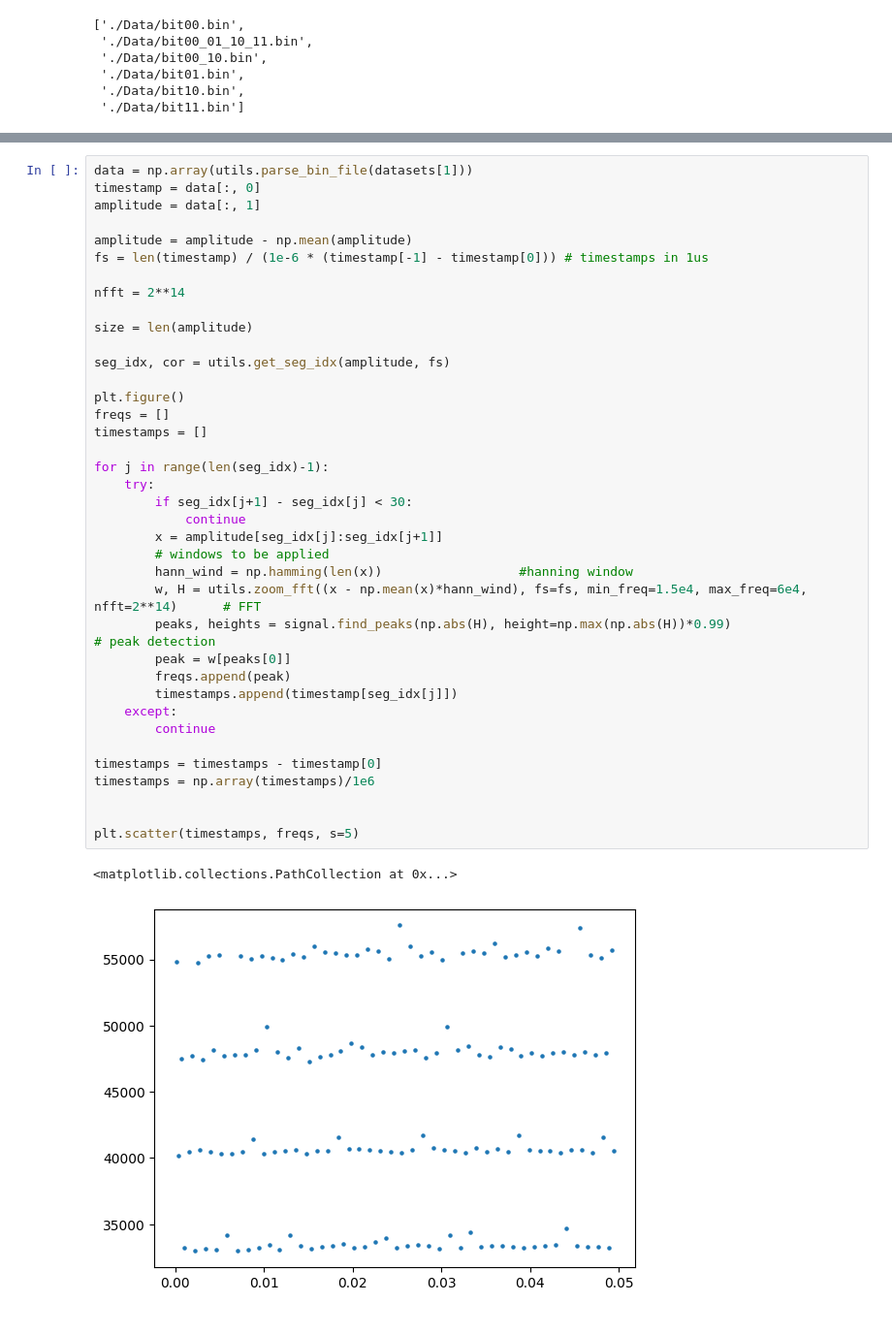
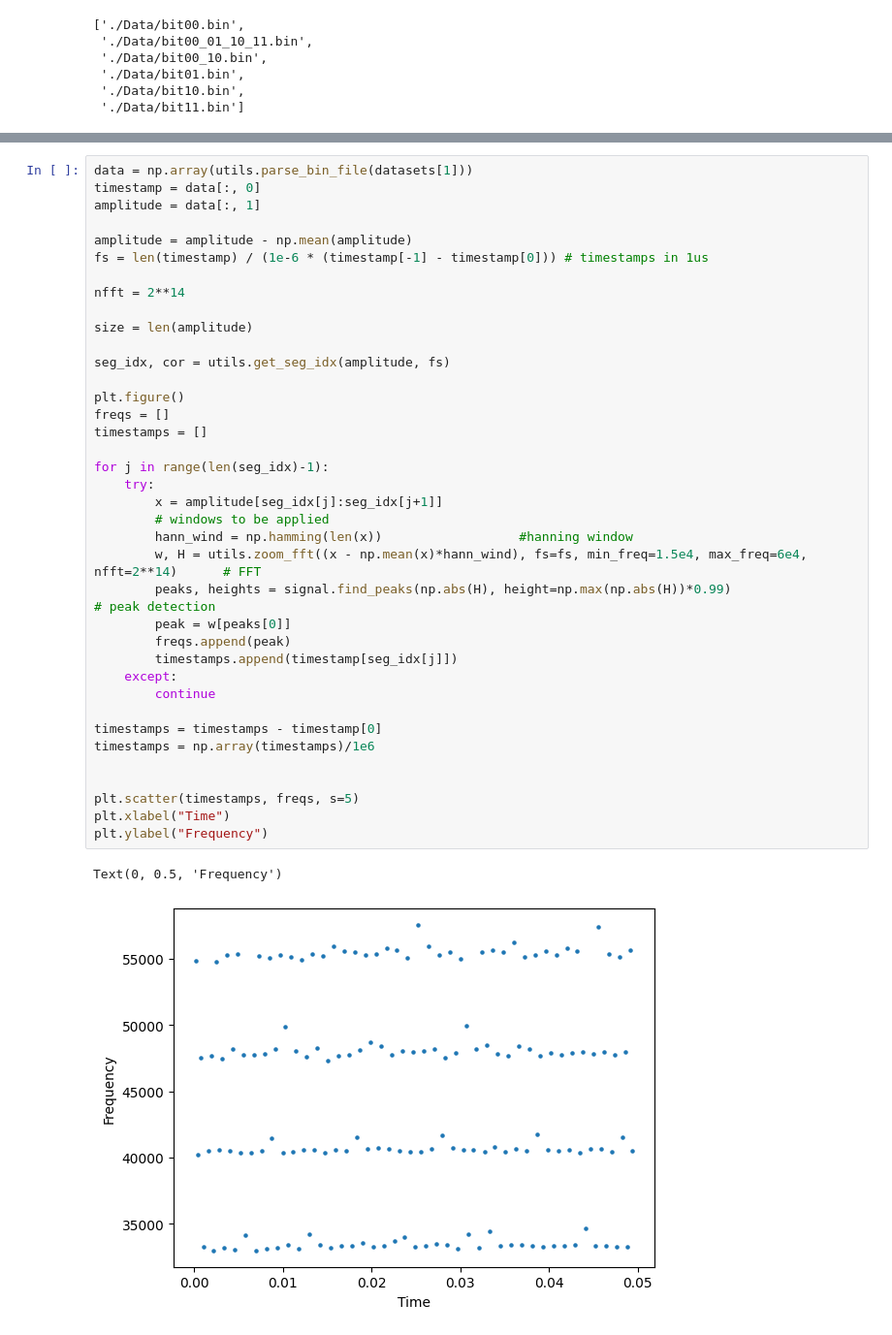
Before and after one commit to ryu-okubo/BiScatter, a Jupyter notebook: BiScatter_analysis.ipynb, the cells around one changed output, grey strips where cells are left out. Shown: that part at 97% size. Saved outputs shown, nothing was run; the diff lists cells and outputs as text.

```diff
--- a/BiScatter_analysis.ipynb
+++ b/BiScatter_analysis.ipynb
@@ -30,37 +82,37 @@ fs = len(timestamp) / (1e-6 * (timestamp[-1] - timestamp[0])) # timestamps in 1u
 
 nfft = 2**14
 
 size = len(amplitude)
 
 seg_idx, cor = utils.get_seg_idx(amplitude, fs)
 
 plt.figure()
 freqs = []
 timestamps = []
 
 for j in range(len(seg_idx)-1):
     try:
-        if seg_idx[j+1] - seg_idx[j] < 30:
-            continue
         x = amplitude[seg_idx[j]:seg_idx[j+1]]
         # windows to be applied
         hann_wind = np.hamming(len(x))                  #hanning window
         w, H = utils.zoom_fft((x - np.mean(x)*hann_wind), fs=fs, min_freq=1.5e4, max_freq=6e4, nfft=2**14)      # FFT
         peaks, heights = signal.find_peaks(np.abs(H), height=np.max(np.abs(H))*0.99)                 # peak detection
         peak = w[peaks[0]]
         freqs.append(peak)
         timestamps.append(timestamp[seg_idx[j]])
     except:
         continue
 
 timestamps = timestamps - timestamp[0]
 timestamps = np.array(timestamps)/1e6
 
 
 plt.scatter(timestamps, freqs, s=5)
+plt.xlabel("Time")
+plt.ylabel("Frequency")
 # %% [output]
-<matplotlib.collections.PathCollection at 0x...>
+Text(0, 0.5, 'Frequency')
-[figure, old version]
+[figure, new version]
 # %%
 arrays = [utils.get_output_theory(69, 1e9, 150e-6, 0.705),
           utils.get_output_theory(69, 1e9, 173e-6, 0.705),
```
Also changed, not shown: parts of 3 cells of this notebook.
